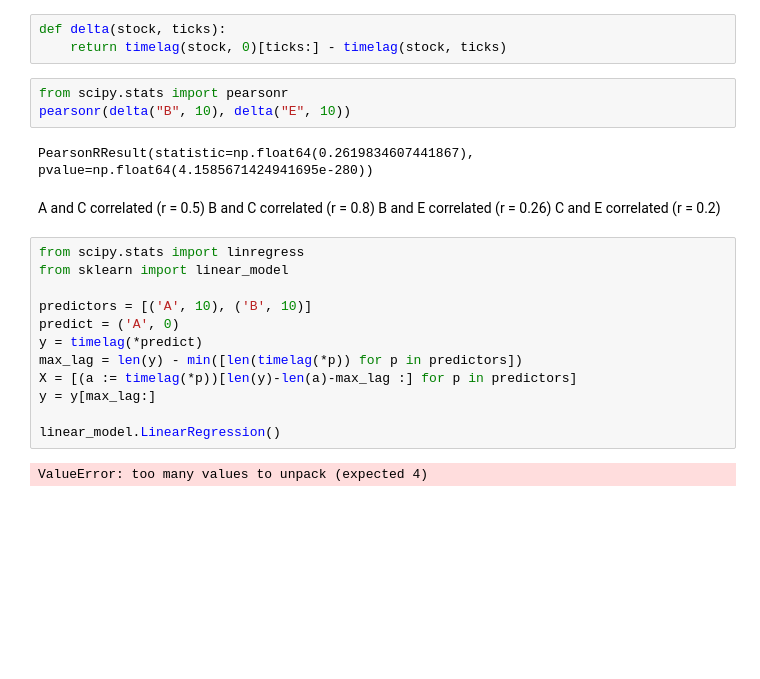
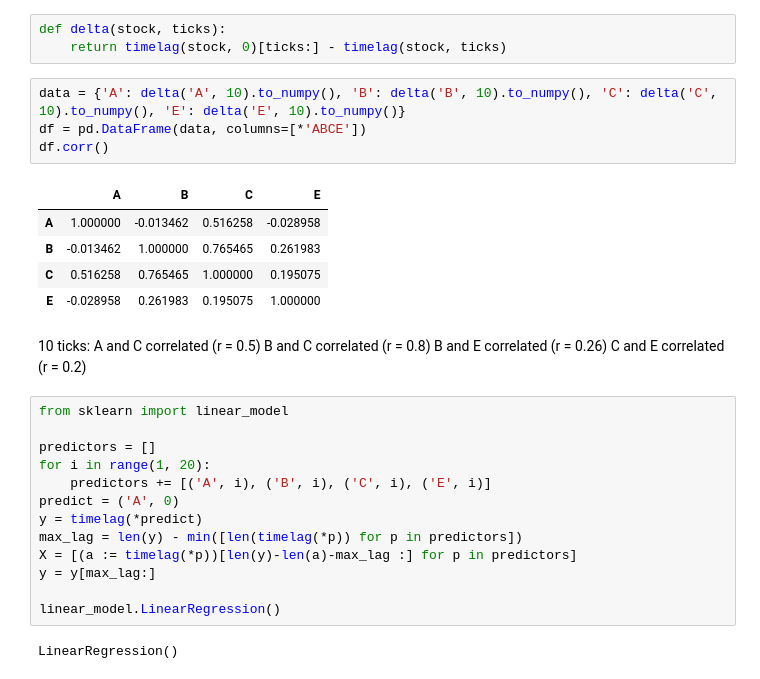
Before and after one commit to sidney3/data_challenge, a Jupyter notebook: jupyter_folder/viz.ipynb, the cells around one changed output. Drawn from its saved outputs; the diff is of its cells as text; blank space fills up the shorter version.

```diff
--- a/jupyter_folder/viz.ipynb
+++ b/jupyter_folder/viz.ipynb
@@ -35,21 +35,28 @@ def timelag(stock, ticks):
 # %%
 def delta(stock, ticks):
     return timelag(stock, 0)[ticks:] - timelag(stock, ticks)
-# %%
-from scipy.stats import pearsonr
-pearsonr(delta("B", 10), delta("E", 10))
-# %% [output]
-PearsonRResult(statistic=np.float64(0.2619834607441867), pvalue=np.float64(4.1585671424941695e-280))
+# %%
+data = {'A': delta('A', 10).to_numpy(), 'B': delta('B', 10).to_numpy(), 'C': delta('C', 10).to_numpy(), 'E': delta('E', 10).to_numpy()}
+df = pd.DataFrame(data, columns=[*'ABCE'])
+df.corr()
+# %% [output]
+|  | A | B | C | E |
+| A | 1.000000 | -0.013462 | 0.516258 | -0.028958 |
+| B | -0.013462 | 1.000000 | 0.765465 | 0.261983 |
+| C | 0.516258 | 0.765465 | 1.000000 | 0.195075 |
+| E | -0.028958 | 0.261983 | 0.195075 | 1.000000 |
 # %% [markdown]
+10 ticks:
 A and C correlated (r = 0.5)
 B and C correlated (r = 0.8)
 B and E correlated (r = 0.26)
 C and E correlated (r = 0.2)
 # %%
-from scipy.stats import linregress
 from sklearn import linear_model
 
-predictors = [('A', 10), ('B', 10)]
+predictors = []
+for i in range(1, 20):
+    predictors += [('A', i), ('B', i), ('C', i), ('E', i)]
 predict = ('A', 0)
 y = timelag(*predict)
 max_lag = len(y) - min([len(timelag(*p)) for p in predictors])
@@ -58,4 +65,4 @@ y = y[max_lag:]
 
 linear_model.LinearRegression()
 # %% [output]
-ValueError: too many values to unpack (expected 4)
+LinearRegression()
```
